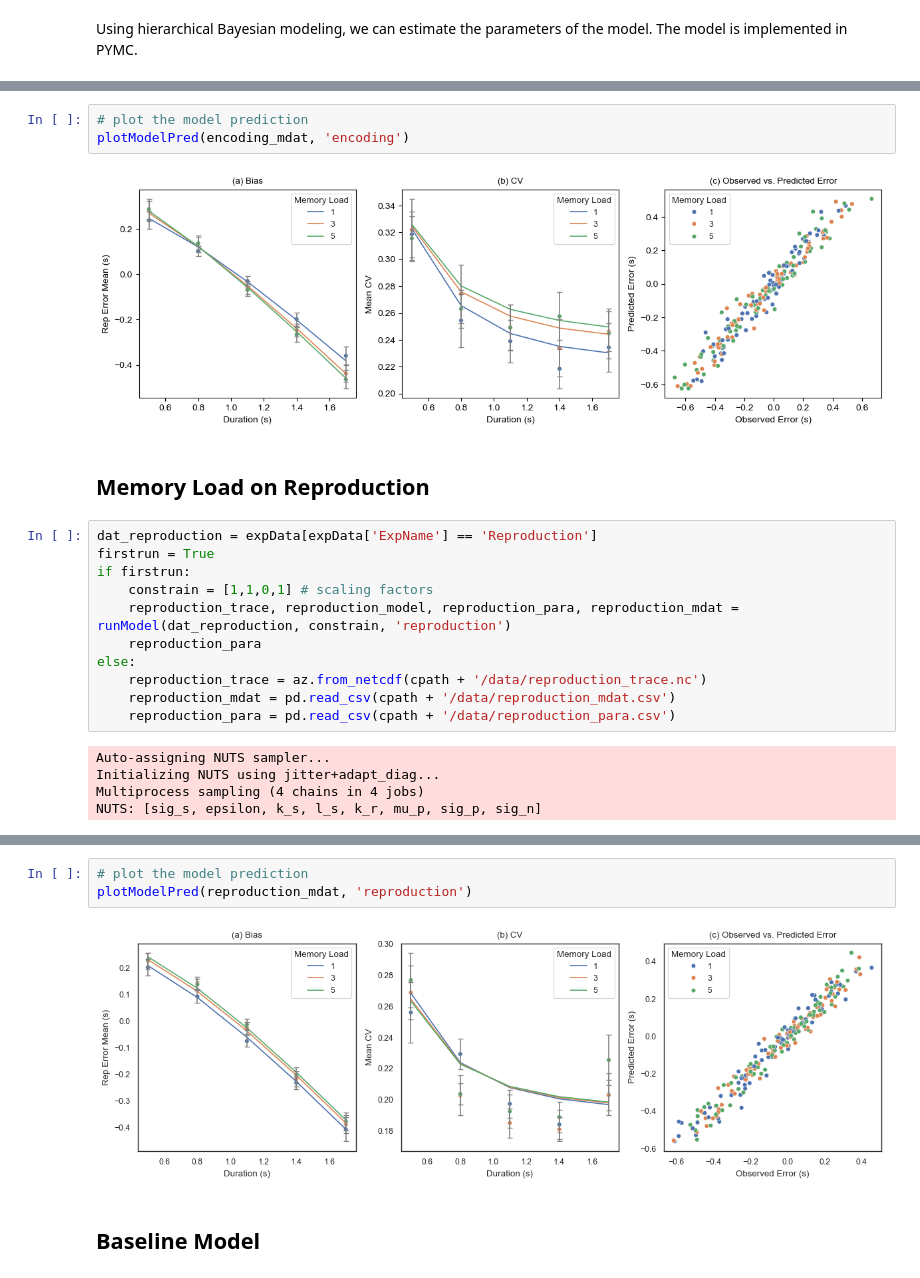
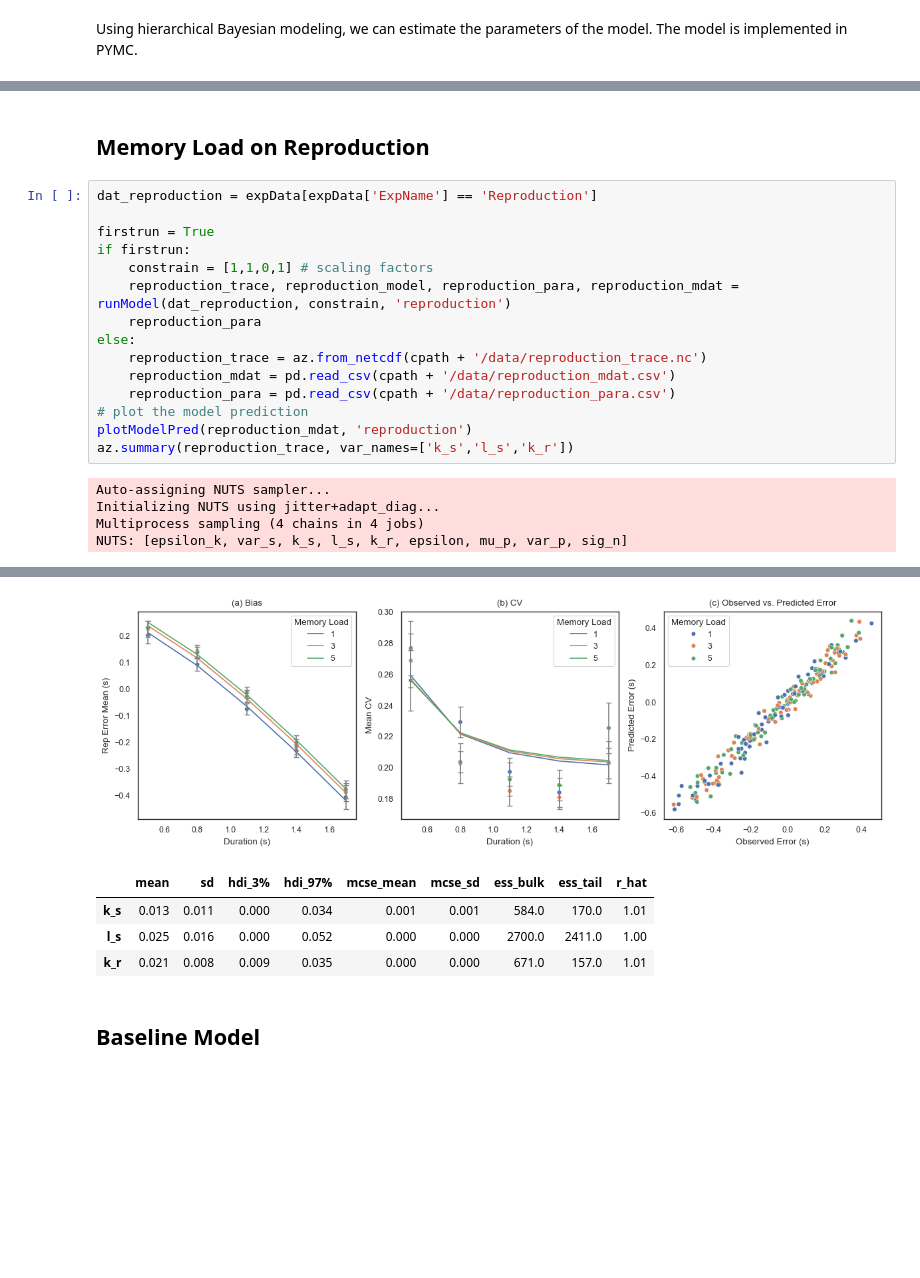
Before and after one commit to msenselab/working_memory_reproduction, a Jupyter notebook: analysis/wm_model.ipynb, the cells around one changed output, grey strips where cells are left out. Drawn from its saved outputs; the diff is of its cells as text; blank space fills up the shorter version.

```diff
--- a/analysis/wm_model.ipynb
+++ b/analysis/wm_model.ipynb
@@ -346,12 +340,8 @@ encoding_para
-# %%
-# plot the model prediction
-plotModelPred(encoding_mdat, 'encoding')
-# %% [output]
-[figure, removed]
 # %% [markdown]
 ## Memory Load on Reproduction
 # %%
 dat_reproduction = expData[expData['ExpName'] == 'Reproduction']
+
 firstrun = True
 if firstrun:
 	constrain = [1,1,0,1] # scaling factors
@@ -361,11 +351,14 @@ else:
 	reproduction_trace = az.from_netcdf(cpath + '/data/reproduction_trace.nc')
 	reproduction_mdat = pd.read_csv(cpath + '/data/reproduction_mdat.csv')
 	reproduction_para = pd.read_csv(cpath + '/data/reproduction_para.csv')
+# plot the model prediction
+plotModelPred(reproduction_mdat, 'reproduction')
+az.summary(reproduction_trace, var_names=['k_s','l_s','k_r'])
 # %% [output]
 Auto-assigning NUTS sampler...
 Initializing NUTS using jitter+adapt_diag...
 Multiprocess sampling (4 chains in 4 jobs)
-NUTS: [sig_s, epsilon, k_s, l_s, k_r, mu_p, sig_p, sig_n]
+NUTS: [epsilon_k, var_s, k_s, l_s, k_r, epsilon, mu_p, var_p, sig_n]
 [interactive output not drawn]
 [interactive output not drawn]
 [interactive output not drawn]
@@ -373,12 +367,12 @@ Sampling 4 chains for 1_000 tune and 2_000 draw iterations (4_000 + 8_000 draws
 Sampling: [resp_like]
 [interactive output not drawn]
 [interactive output not drawn]
 [interactive output not drawn]
+[figure, added]
+|  | mean | sd | hdi_3% | hdi_97% | mcse_mean | mcse_sd | ess_bulk | ess_tail | r_hat |
+| k_s | 0.013 | 0.011 | 0.000 | 0.034 | 0.001 | 0.001 | 584.0 | 170.0 | 1.01 |
+| l_s | 0.025 | 0.016 | 0.000 | 0.052 | 0.000 | 0.000 | 2700.0 | 2411.0 | 1.00 |
+| k_r | 0.021 | 0.008 | 0.009 | 0.035 | 0.000 | 0.000 | 671.0 | 157.0 | 1.01 |
-# %%
-# plot the model prediction
-plotModelPred(reproduction_mdat, 'reproduction')
-# %% [output]
-[figure, removed]
 # %% [markdown]
 ## Baseline Model
 # %%
```
Also changed, not shown: parts of 33 cells of this notebook, 35 other files.
